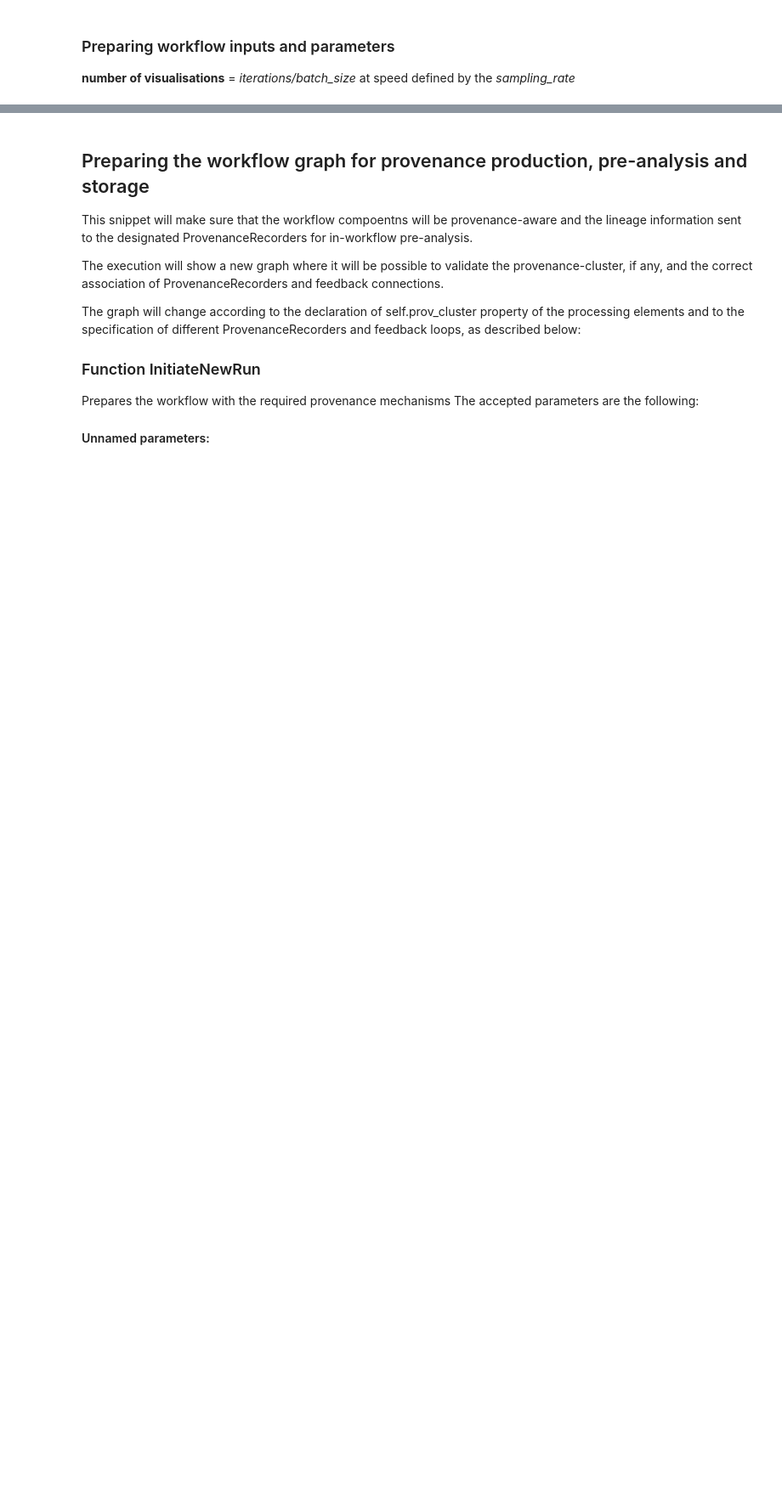
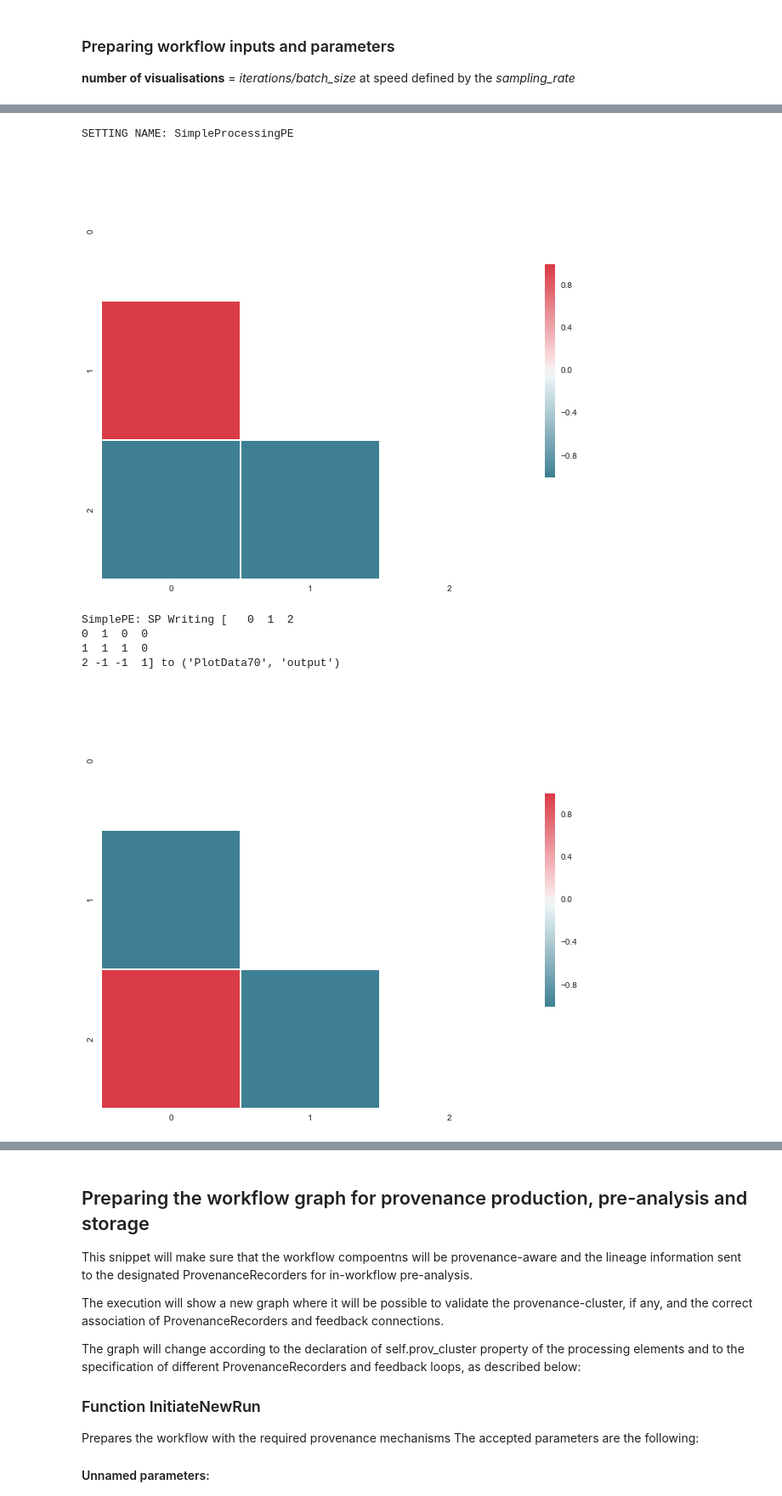
Before and after one commit to rayson1223/dispel4py, a Jupyter notebook: d4py-prov-xcorrelation-example.ipynb, the cells around one changed output, grey strips where cells are left out. Shown at 85% size. Drawn from its saved outputs; the diff is of its cells as text; code cells hidden in the pictures; blank space fills up the shorter version.

```diff
--- a/d4py-prov-xcorrelation-example.ipynb
+++ b/d4py-prov-xcorrelation-example.ipynb
@@ -136,6 +136,7 @@ class PlotData(GenericPE):
                 self.data[data[x][1]]['ro_count']=0
 
             self.data[data[x][1]]['matrix'][(data[x][2][1],data[x][2][0])]=data[x][0]
+            self.addToProvState('batch_'+str(data[x][1]),self.data[data[x][1]]['matrix'],metadata={'matrix':str(self.data[data[x][1]]['matrix'])},dep=['batch_'+str(data[x][1])],ignore_inputs=False)
             self.data[data[x][1]]['ro_count']+=1
 
             if self.data[data[x][1]]['ro_count']==(self.size*(self.size-1))/2:
@@ -158,8 +159,8 @@ class PlotData(GenericPE):
                     linewidths=.5, cbar_kws={"shrink": .5}, ax=ax)
 
                 sns.plt.show()
-                self.log(d)
-                self.write('output',d,metadata={'matrix':str(d),'batch':str(data[x][1])})
+
+                self.write('output',d,metadata={'matrix':str(d),'batch':str(data[x][1])},dep=['batch_'+str(data[x][1])])
 
 
 class CorrCoef(GenericPE):
@@ -176,7 +177,8 @@ class CorrCoef(GenericPE):
         self.size=batch_size
         self.parameters={'batch_size':batch_size}
         self.index=index
-        self.batchnum=0
+        self.batchnum=1
+
 
 
     def _process(self, inputs):
@@ -187,15 +189,22 @@ class CorrCoef(GenericPE):
         try:
             val = inputs['input1']
             self.batch1.append(val)
-            self.addToProvState(self.batch1,name='batch1',metadata={'batch1':str(self.batch1)},ignore_dep=False)
 
+            #if len(self.batch1)>=self.size:
+            contributesto=(len(self.batch1)-1)/self.size+self.batchnum
+            #Uncomment to record entities in the Provenance State
+            self.addToProvState('batch1_'+str(contributesto),self.batch1,metadata={'name':'batch1_'+str(contributesto),'batch1':str(self.batch1)}, ignore_inputs=False,dep=['batch1_'+str(contributesto)])
 
 
         except KeyError:
             #traceback.print_exc(file=sys.stderr)
             val = inputs['input2']
             self.batch2.append(val)
-            self.addToProvState(self.batch2,name='batch2',metadata={'batch2':str(self.batch2)},ignore_dep=False)
+            #if len(self.batch2)>=self.size:
+
+            contributesto=(len(self.batch2)-1)/self.size+self.batchnum
+            #Uncomment to record Element in the Provenance State
+            self.addToProvState('batch2_'+str(contributesto),self.batch2,metadata={'name':'batch2_'+str(contributesto),'batch2':str(self.batch2)}, ignore_inputs=False, dep=['batch2_'+str(contributesto)])
 
 
         #self.addToProvState(None,,ignore_dep=False)
@@ -204,8 +213,15 @@ class CorrCoef(GenericPE):
             array1=numpy.array(self.batch1[0:self.size])
             array2=numpy.array(self.batch2[0:self.size])
             ro=numpy.corrcoef([array1,array2])
+
             # stream out the correlation coefficient, the sequence number of the batch and the indexes of the sources.
-            self.write('output',(ro[0][1],self.batchnum,self.index),metadata={'batchnum':self.batchnum,'ro':str(ro[0][1]),'array1':str(array1),'array2':str(array2),'source_index':self.index},dep=['batch1','batch2'])
+            #Uncomment to reference entities in the Provenance State
+            self.write('output',(ro[0][1],self.batchnum,self.index),metadata={'batchnum':self.batchnum,'ro':str(ro[0][1]),'array1':str(array1),'array2':str(array2),'source_index':self.index},dep=['batch1_'+str(self.batchnum),'batch2_'+str(self.batchnum)])
+
+            #Uncomment to reference entities in the Data Flow
+            #self.write('output',(ro[0][1],self.batchnum,self.index),metadata={'batchnum':self.batchnum,'ro':str(ro[0][1]),'array1':str(array1),'array2':str(array2),'source_index':self.index})
+
+
             self.batchnum+=1
             self.batch1=self.batch1[(self.size):len(self.batch1)]
             self.batch2=self.batch2[(self.size):len(self.batch2)]
@@ -269,0 +290,14 @@ Preparing for: 3 projections
+# %%
+#Launch in simple process
+start_time = time.time()
+process_and_return(graph, input_data)
+elapsed_time = time.time() - start_time
+print ("ELAPSED TIME: "+str(elapsed_time))
+# %% [output]
+SETTING NAME: SimpleProcessingPE
+[figure, added]
+SimplePE: SP Writing [   0  1  2
+0  1  0  0
+1  1  1  0
+2 -1 -1  1] to ('PlotData70', 'output')
+[figure, added]
```
Also changed, not shown: parts of 11 cells of this notebook.
